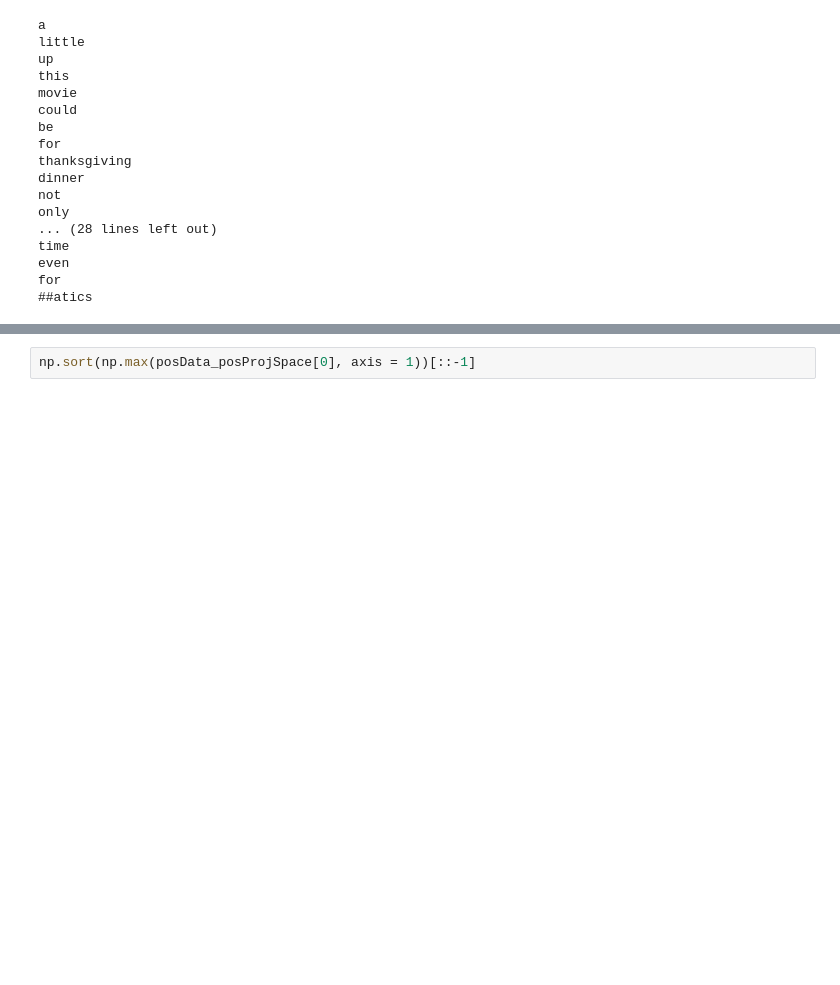
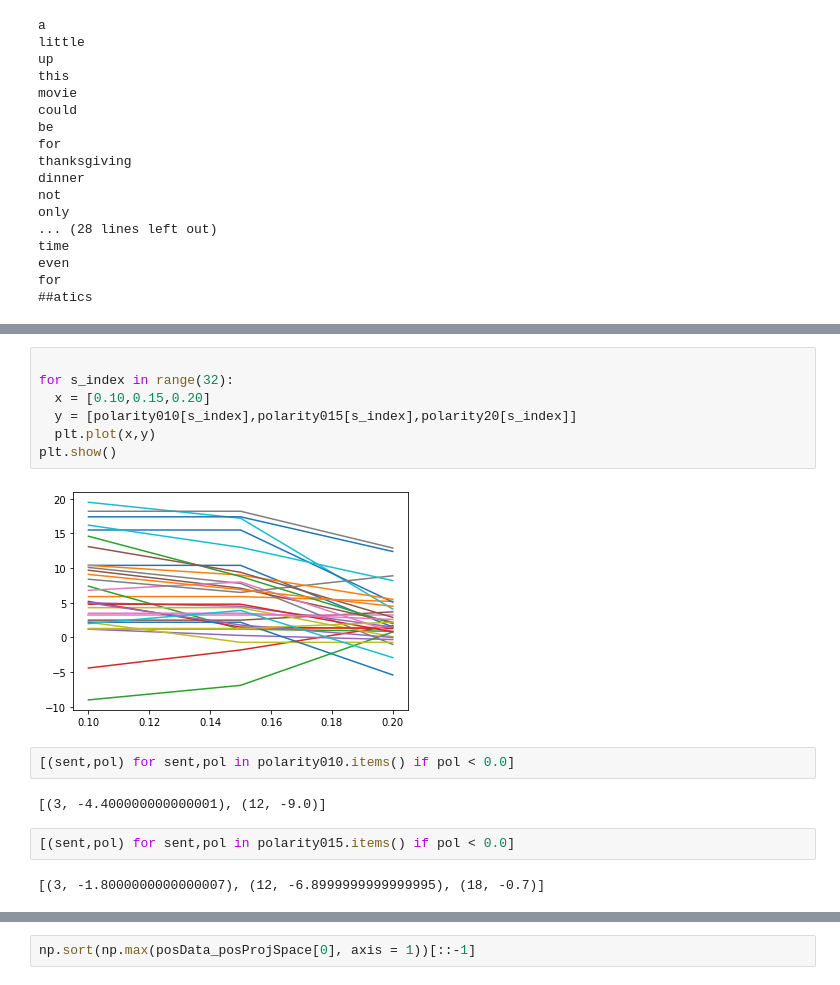
Before and after one commit to rahul-ohlan/TWARP, a Jupyter notebook: imdb_interpretability.ipynb, the cells around one changed output, grey strips where cells are left out. Saved outputs shown, nothing was run; the diff lists cells and outputs as text; blank space fills up the shorter version.

```diff
--- a/imdb_interpretability.ipynb
+++ b/imdb_interpretability.ipynb
@@ -1657,0 +1748,17 @@ and
+# %%
+
+for s_index in range(32):
+  x = [0.10,0.15,0.20]
+  y = [polarity010[s_index],polarity015[s_index],polarity20[s_index]]
+  plt.plot(x,y)
+plt.show()
+# %% [output]
+[figure, added]
+# %%
+[(sent,pol) for sent,pol in polarity010.items() if pol < 0.0]
+# %% [output]
+[(3, -4.400000000000001), (12, -9.0)]
+# %%
+[(sent,pol) for sent,pol in polarity015.items() if pol < 0.0]
+# %% [output]
+[(3, -1.8000000000000007), (12, -6.8999999999999995), (18, -0.7)]
```
Also changed, not shown: parts of 34 cells of this notebook.
